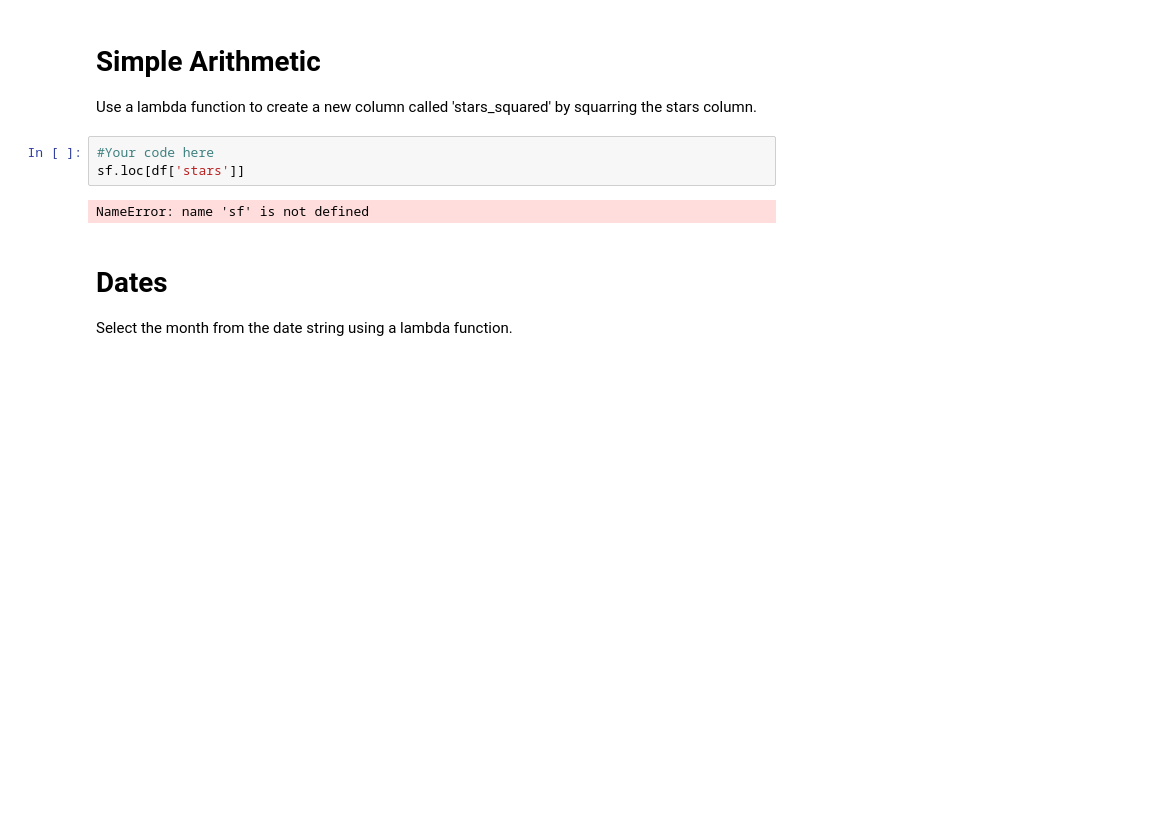
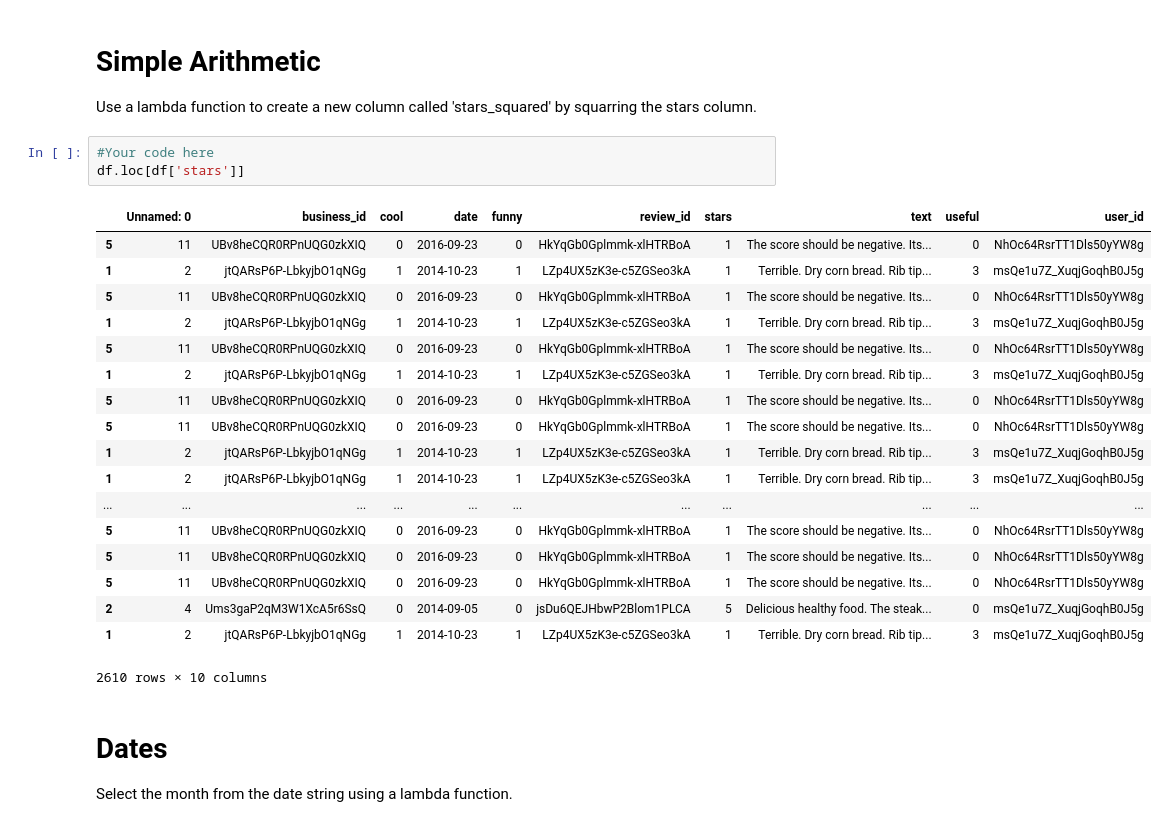
Before and after one commit to georgewillben/dsc-1-04-04-lambda-functions-lab-online-ds-pt-100118, a Jupyter notebook: index.ipynb, the cells around one changed output. Drawn from its saved outputs; the diff is of its cells as text; blank space fills up the shorter version.

```diff
--- a/index.ipynb
+++ b/index.ipynb
@@ -25,9 +25,26 @@ df.head(2)
 Use a lambda function to create a new column called 'stars_squared' by squarring the stars column.
 # %%
 #Your code here
-sf.loc[df['stars']]
+df.loc[df['stars']]
 # %% [output]
+|  | Unnamed: 0 | business_id | cool | date | funny | review_id | stars | text | useful | user_id |
+| 5 | 11 | UBv8heCQR0RPnUQG0zkXIQ | 0 | 2016-09-23 | 0 | HkYqGb0Gplmmk-xlHTRBoA | 1 | The score should be negative. Its... | 0 | NhOc64RsrTT1Dls50yYW8g |
+| 1 | 2 | jtQARsP6P-LbkyjbO1qNGg | 1 | 2014-10-23 | 1 | LZp4UX5zK3e-c5ZGSeo3kA | 1 | Terrible. Dry corn bread. Rib tip... | 3 | msQe1u7Z_XuqjGoqhB0J5g |
+| 5 | 11 | UBv8heCQR0RPnUQG0zkXIQ | 0 | 2016-09-23 | 0 | HkYqGb0Gplmmk-xlHTRBoA | 1 | The score should be negative. Its... | 0 | NhOc64RsrTT1Dls50yYW8g |
+| 1 | 2 | jtQARsP6P-LbkyjbO1qNGg | 1 | 2014-10-23 | 1 | LZp4UX5zK3e-c5ZGSeo3kA | 1 | Terrible. Dry corn bread. Rib tip... | 3 | msQe1u7Z_XuqjGoqhB0J5g |
+| 5 | 11 | UBv8heCQR0RPnUQG0zkXIQ | 0 | 2016-09-23 | 0 | HkYqGb0Gplmmk-xlHTRBoA | 1 | The score should be negative. Its... | 0 | NhOc64RsrTT1Dls50yYW8g |
+| 1 | 2 | jtQARsP6P-LbkyjbO1qNGg | 1 | 2014-10-23 | 1 | LZp4UX5zK3e-c5ZGSeo3kA | 1 | Terrible. Dry corn bread. Rib tip... | 3 | msQe1u7Z_XuqjGoqhB0J5g |
+| 5 | 11 | UBv8heCQR0RPnUQG0zkXIQ | 0 | 2016-09-23 | 0 | HkYqGb0Gplmmk-xlHTRBoA | 1 | The score should be negative. Its... | 0 | NhOc64RsrTT1Dls50yYW8g |
+| 5 | 11 | UBv8heCQR0RPnUQG0zkXIQ | 0 | 2016-09-23 | 0 | HkYqGb0Gplmmk-xlHTRBoA | 1 | The score should be negative. Its... | 0 | NhOc64RsrTT1Dls50yYW8g |
+| 1 | 2 | jtQARsP6P-LbkyjbO1qNGg | 1 | 2014-10-23 | 1 | LZp4UX5zK3e-c5ZGSeo3kA | 1 | Terrible. Dry corn bread. Rib tip... | 3 | msQe1u7Z_XuqjGoqhB0J5g |
+| 1 | 2 | jtQARsP6P-LbkyjbO1qNGg | 1 | 2014-10-23 | 1 | LZp4UX5zK3e-c5ZGSeo3kA | 1 | Terrible. Dry corn bread. Rib tip... | 3 | msQe1u7Z_XuqjGoqhB0J5g |
+| ... | ... | ... | ... | ... | ... | ... | ... | ... | ... | ... |
+| 5 | 11 | UBv8heCQR0RPnUQG0zkXIQ | 0 | 2016-09-23 | 0 | HkYqGb0Gplmmk-xlHTRBoA | 1 | The score should be negative. Its... | 0 | NhOc64RsrTT1Dls50yYW8g |
+| 5 | 11 | UBv8heCQR0RPnUQG0zkXIQ | 0 | 2016-09-23 | 0 | HkYqGb0Gplmmk-xlHTRBoA | 1 | The score should be negative. Its... | 0 | NhOc64RsrTT1Dls50yYW8g |
+| 5 | 11 | UBv8heCQR0RPnUQG0zkXIQ | 0 | 2016-09-23 | 0 | HkYqGb0Gplmmk-xlHTRBoA | 1 | The score should be negative. Its... | 0 | NhOc64RsrTT1Dls50yYW8g |
+| 2 | 4 | Ums3gaP2qM3W1XcA5r6SsQ | 0 | 2014-09-05 | 0 | jsDu6QEJHbwP2Blom1PLCA | 5 | Delicious healthy food. The steak... | 0 | msQe1u7Z_XuqjGoqhB0J5g |
+| 1 | 2 | jtQARsP6P-LbkyjbO1qNGg | 1 | 2014-10-23 | 1 | LZp4UX5zK3e-c5ZGSeo3kA | 1 | Terrible. Dry corn bread. Rib tip... | 3 | msQe1u7Z_XuqjGoqhB0J5g |
-NameError: name 'sf' is not defined
+2610 rows × 10 columns
 # %% [markdown]
 # Dates
 Select the month from the date string using a lambda function.
```
